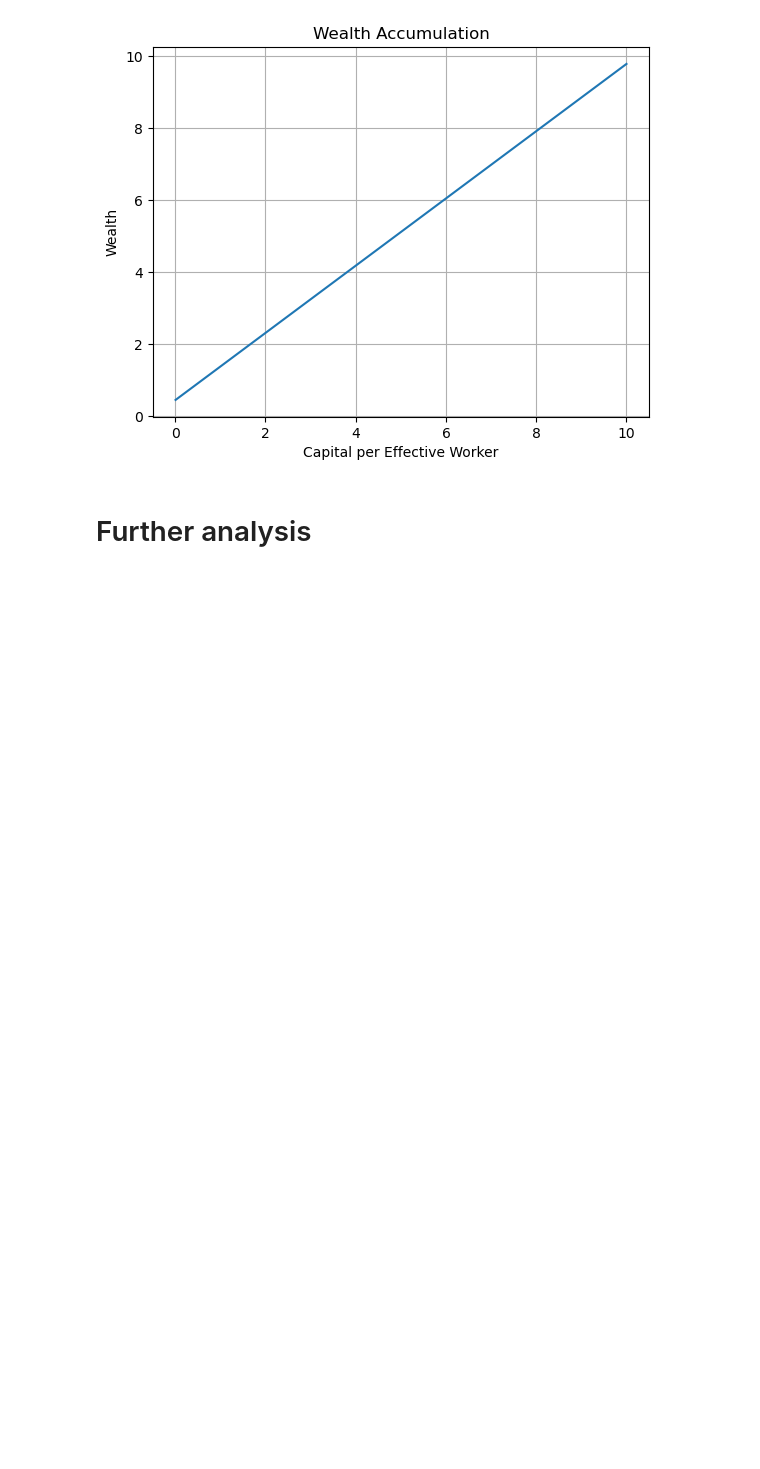
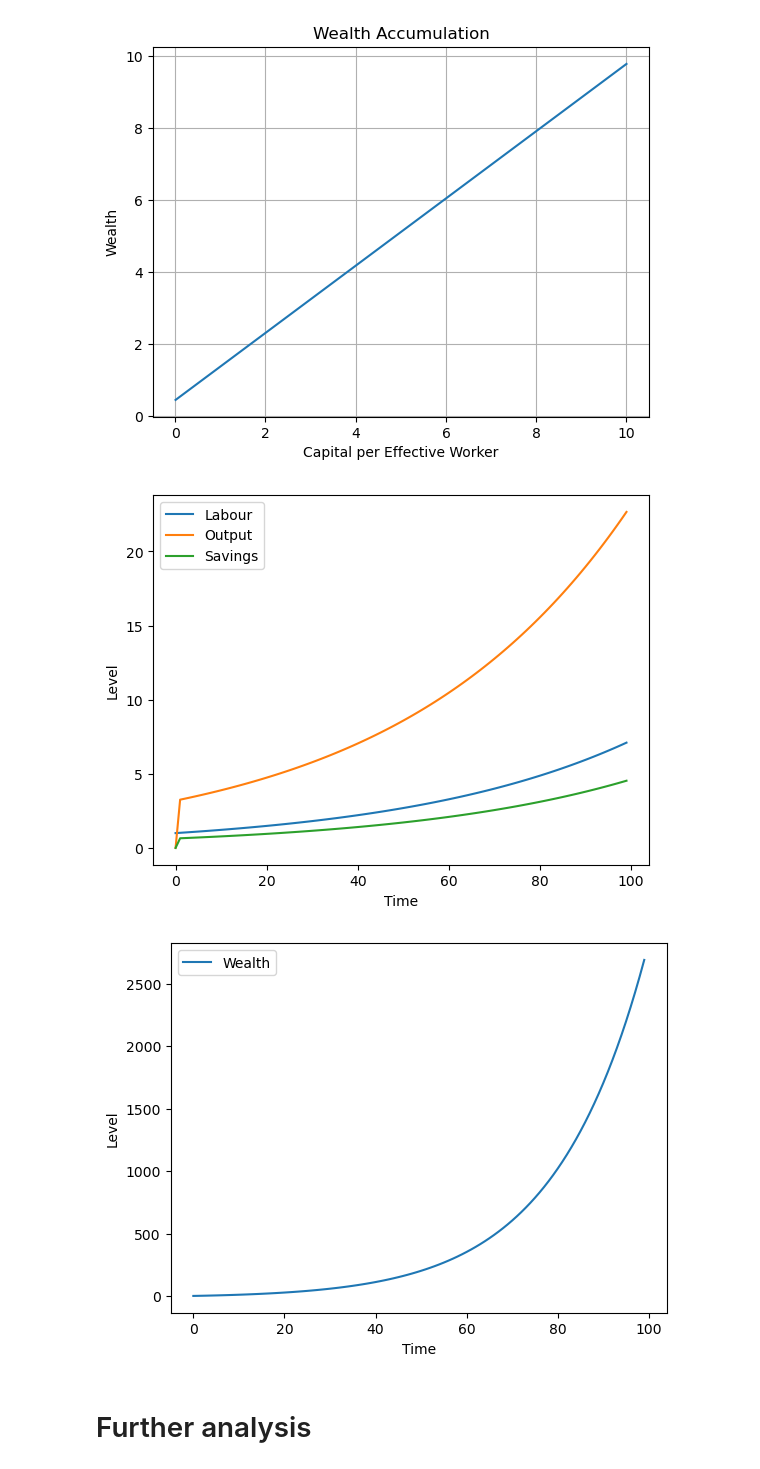
Before and after one commit to NumEconCopenhagen/projects-2024-andreas-og-magnus, a Jupyter notebook: modelproject/modelproject.ipynb, the cells around one changed output. Drawn from its saved outputs; the diff is of its cells as text; code cells hidden in the pictures; blank space fills up the shorter version.

```diff
--- a/modelproject/modelproject.ipynb
+++ b/modelproject/modelproject.ipynb
@@ -175,6 +175,66 @@ plt.grid(True)
 plt.show()
 # %% [output]
 [figure]
+# %%
+import numpy as np
+import matplotlib.pyplot as plt
+from ipywidgets import interact
+import ipywidgets as widgets
+
+# Parameters
+alpha = 0.3  # Capital share
+n = 0.02  # Population growth rate
+g = 0.03  # Technological growth rate
+r_bar = 0.02  # Steady-state interest rate
+B = 1
+
+# Initial conditions
+V0 = 1.0  # Initial wealth
+L0 = 1.0  # Initial labor
+
+T = 100  # Number of time periods
+
+# Function to run the Solow model simulation
+def solow_model(delta, s):
+    K = np.zeros(T)
+    Y = np.zeros(T)
+    L = np.zeros(T)
+    V = np.zeros(T)
+    S = np.zeros(T)
+
+    L[0] = L0
+    V[0] = V0
+
+    for t in range(1, T):
+        L[t] = L[t-1] * (1 + n)
+        K[t] = (B*alpha/r_bar)**(1/(1-alpha)) * L[t]
+        Y[t] = B*(K[t]**alpha) * L[t]**(1-alpha)
+        S[t] = s * Y[t]
+        V[t] = S[t] + (1 + delta) * V[t-1]
+
+    # Plotting the results
+    time = np.arange(T)
+
+    plt.figure(figsize=(12, 6))
+    plt.subplot(1, 2, 1)
+    plt.plot(time, L, label='Labour')
+    plt.plot(time, Y, label='Output')
+    plt.plot(time, S, label='Savings')
+    plt.xlabel('Time')
+    plt.ylabel('Level')
+    plt.legend()
+
+    plt.subplot(1, 2, 2)
+    plt.plot(time, V, label='Wealth')
+    plt.xlabel('Time')
+    plt.ylabel('Level')
+    plt.legend()
+
+    plt.tight_layout()
+    plt.show()
+# %% [output]
+[figure, added]
+[figure, added]
 # %% [markdown]
 # Further analysis
 # %% [markdown]
```
Also changed, not shown: parts of 6 cells of this notebook.
